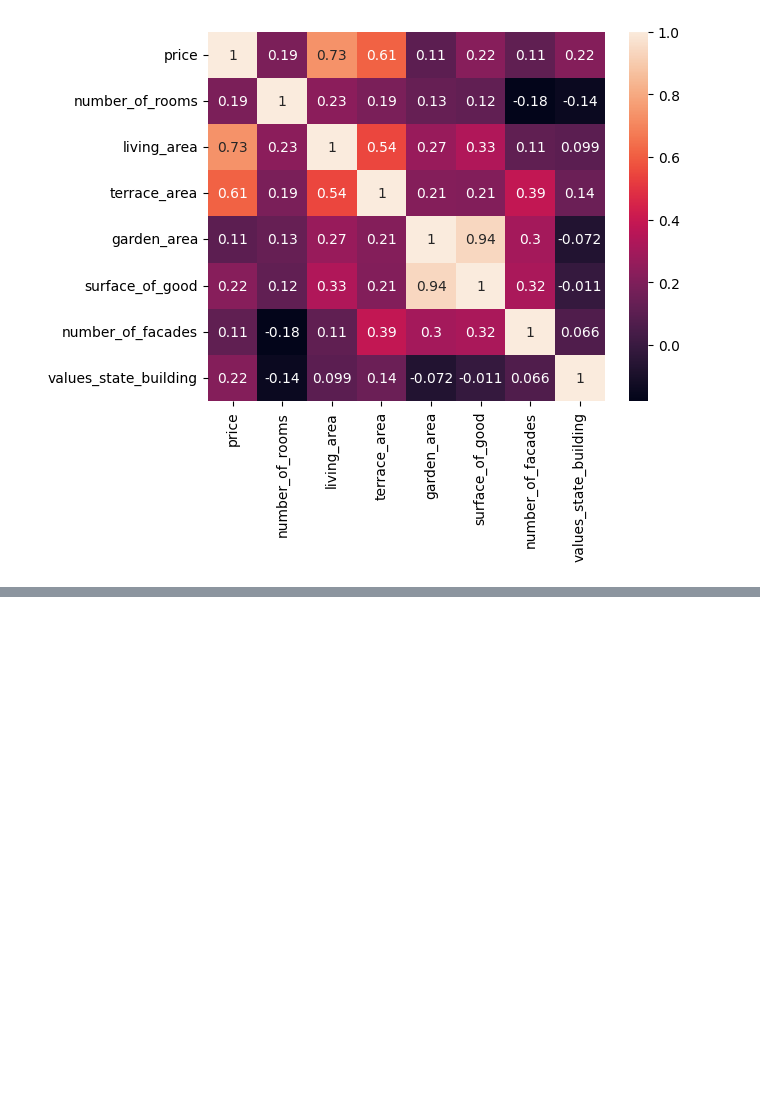
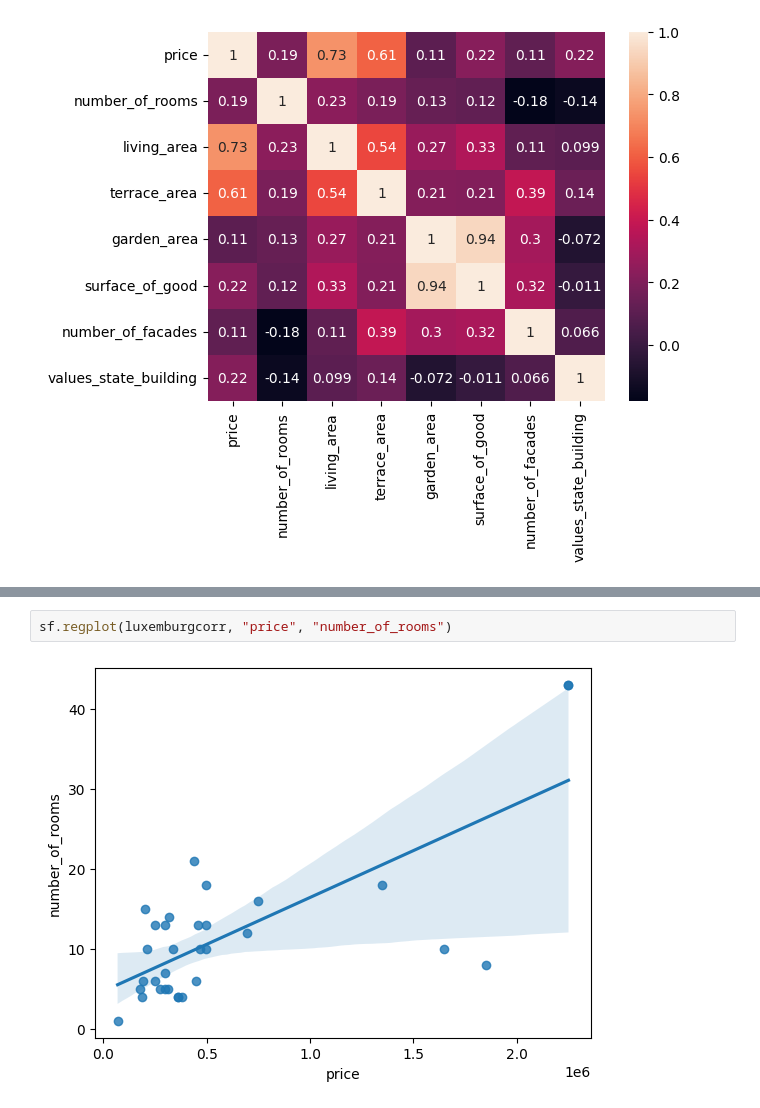
Before and after one commit to NathNacht/immo-eliza-scraping-immozila-Cleaning-EDA, a Jupyter notebook: analyses/sem_anwser.ipynb, the cells around one changed output, grey strips where cells are left out. Cells and saved outputs as stored; diff of their text form; blank space fills up the shorter version.

```diff
--- a/analyses/sem_anwser.ipynb
+++ b/analyses/sem_anwser.ipynb
@@ -150,0 +220,4 @@ sf.heatmap(nstate)
+# %%
+sf.regplot(luxemburgcorr, "price", "number_of_rooms")
+# %% [output]
+[figure, added]
```
Also changed, not shown: parts of 7 cells of this notebook, 1 other file.
